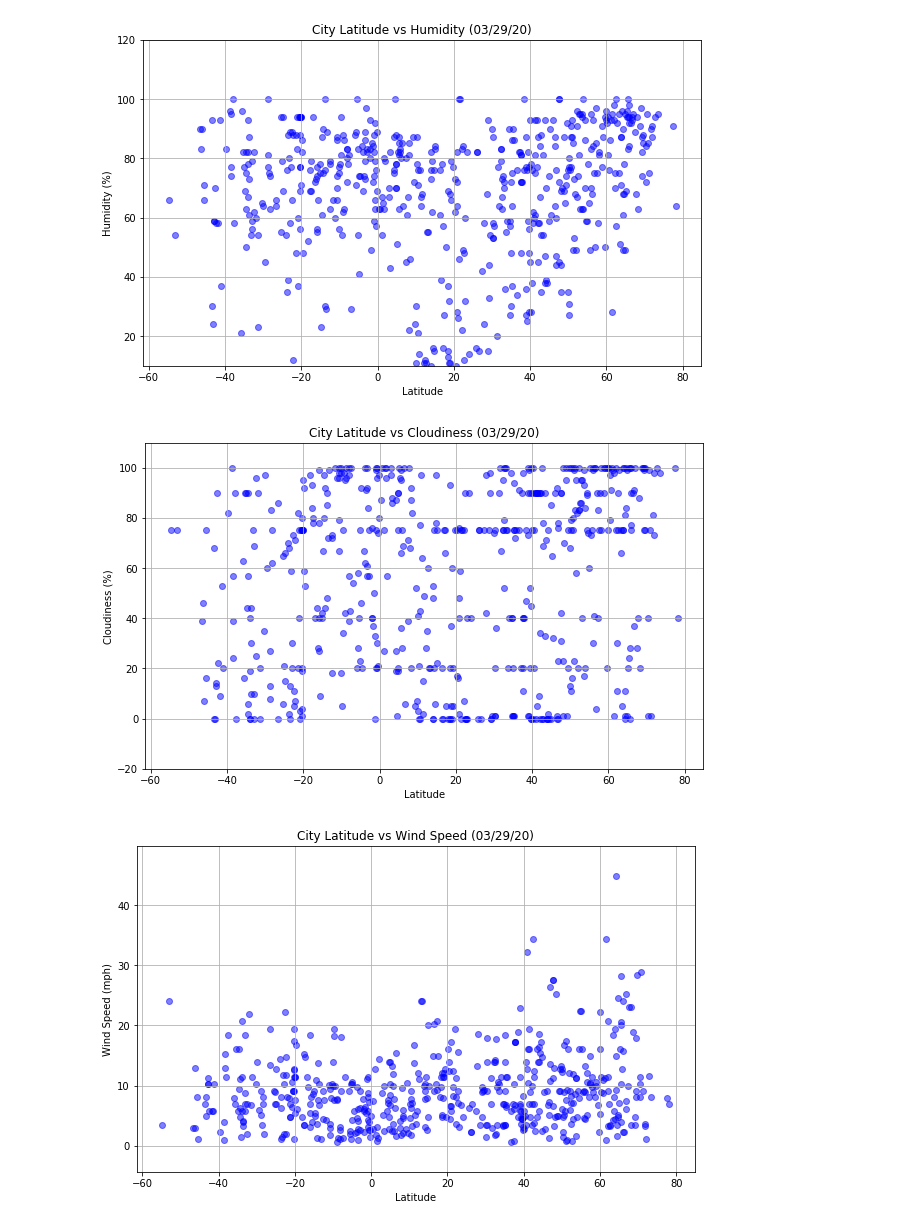
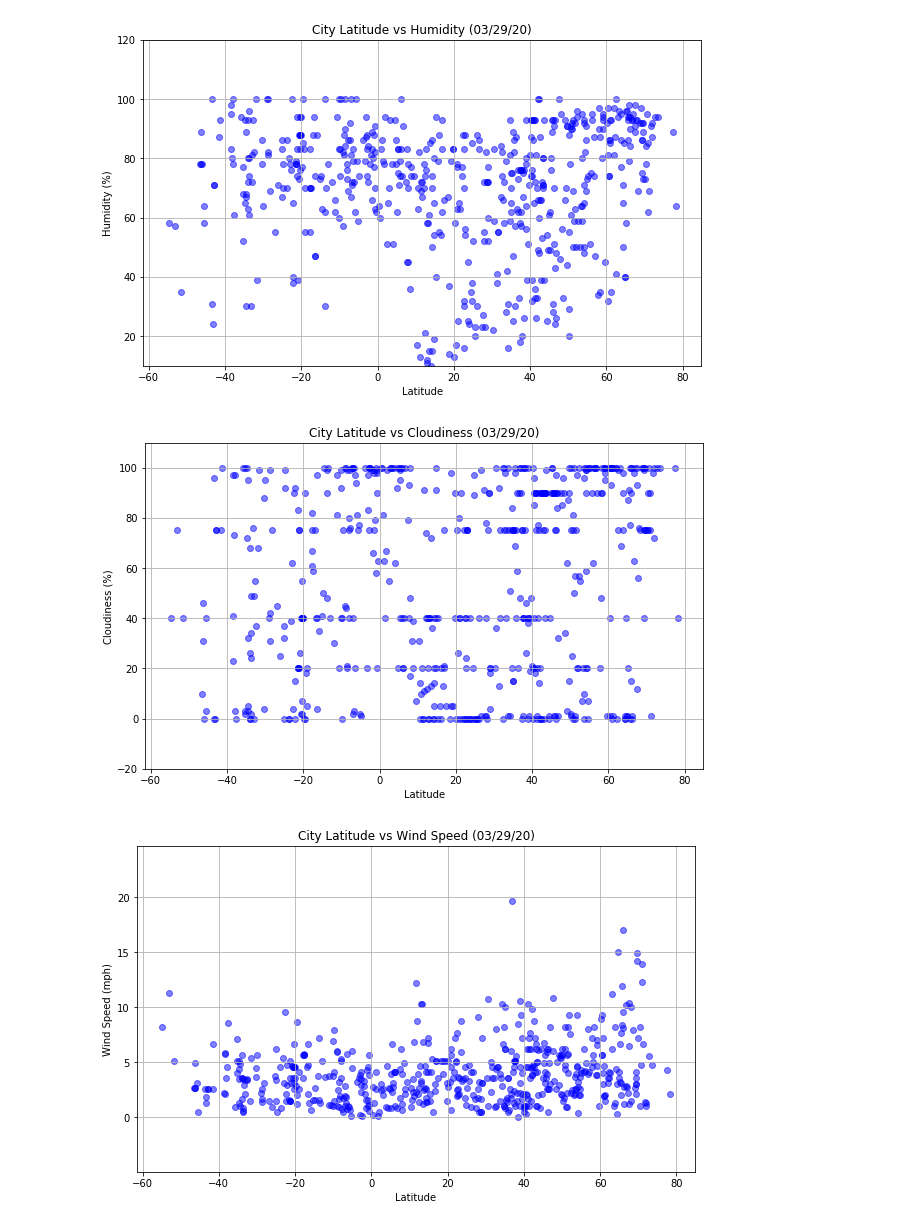
Before and after one commit to JAltacasa/API-Challenge, a Jupyter notebook: WeatherPy.ipynb, the cells around one changed output. Drawn from its saved outputs; the diff is of its cells as text; code cells hidden in the pictures.

```diff
--- a/WeatherPy.ipynb
+++ b/WeatherPy.ipynb
@@ -176,0 +100,15 @@ dtype: int64
+# %%
+# Convert Raw Data to DataFrame
+cities_df = pd.DataFrame({"City": cities, "Latitude": lat, "Longitude": lng,
+                          "Temperature": temp, "Humidity": humid, "Wind Speed": wind,
+                          "Cloudiness": cloud})
+
+# Drop any NA Value
+cities_df =cities_df.dropna(how="any")
+
+# How many cities do we have?
+n_cities=len(cities_df)
+#n_cities
+print(n_cities)
+
+cities_df.head()
@@ -189,7 +135,7 @@ plt.show()
 # %%
 # Plotting the Data - Latitude vs. Humidity Plot
 plt.figure(figsize=(10,6))
-plt.scatter(df_countries["Latitude"], df_countries["Humidity (%)"], color='blue', alpha=0.5)
+plt.scatter(cities_df["Latitude"], cities_df["Humidity"], color='blue', alpha=0.5)
 plt.ylim(10,120)
 plt.grid()
 plt.xlabel('Latitude')
@@ -198,31 +144,31 @@ plt.title(f'City Latitude vs Humidity ({datetime.datetime.now().strftime("%D")})
 plt.savefig("LatVsHumidity.png")
 plt.show()
 # %% [output]
-[figure, old version]
+[figure, new version]
 # %%
 
 # Plotting the Data - Latitude vs. Cloudiness Plot
 plt.figure(figsize=(10,6))
-plt.scatter(df_countries["Latitude"], df_countries["Cloudiness (%)"], color='b', alpha=0.5)
+plt.scatter(cities_df["Latitude"], cities_df["Cloudiness"], color='b', alpha=0.5)
 plt.grid()
-plt.ylim(-20,(df_countries["Cloudiness (%)"].max()+10))
+plt.ylim(-20,(cities_df["Cloudiness"].max()+10))
 plt.xlabel('Latitude')
 plt.ylabel('Cloudiness (%)')
 plt.title(f'City Latitude vs Cloudiness ({datetime.datetime.now().strftime("%D")})')
 plt.savefig("LatVsCloudiness.png")
 plt.show()
 # %% [output]
-[figure, old version]
+[figure, new version]
 # %%
 # Plotting the Data - Latitude vs. Wind Speed Plot
 plt.figure(figsize=(10,6))
-plt.scatter(df_countries["Latitude"], df_countries["Wind Speed (mph)"], color='blue', alpha=0.5)
+plt.scatter(cities_df["Latitude"], cities_df["Wind Speed"], color='blue', alpha=0.5)
 plt.grid()
-plt.ylim((df_countries["Wind Speed (mph)"].min()-5),(df_countries["Wind Speed (mph)"].max()+5))
+plt.ylim((cities_df["Wind Speed"].min()-5),(cities_df["Wind Speed"].max()+5))
 plt.xlabel('Latitude')
 plt.ylabel('Wind Speed (mph)')
 plt.title(f'City Latitude vs Wind Speed ({datetime.datetime.now().strftime("%D")})')
 plt.savefig("LatVsWind.png")
 plt.show()
 # %% [output]
-[figure, old version]
+[figure, new version]
```
Also changed, not shown: parts of 18 cells of this notebook, 5 other files.
